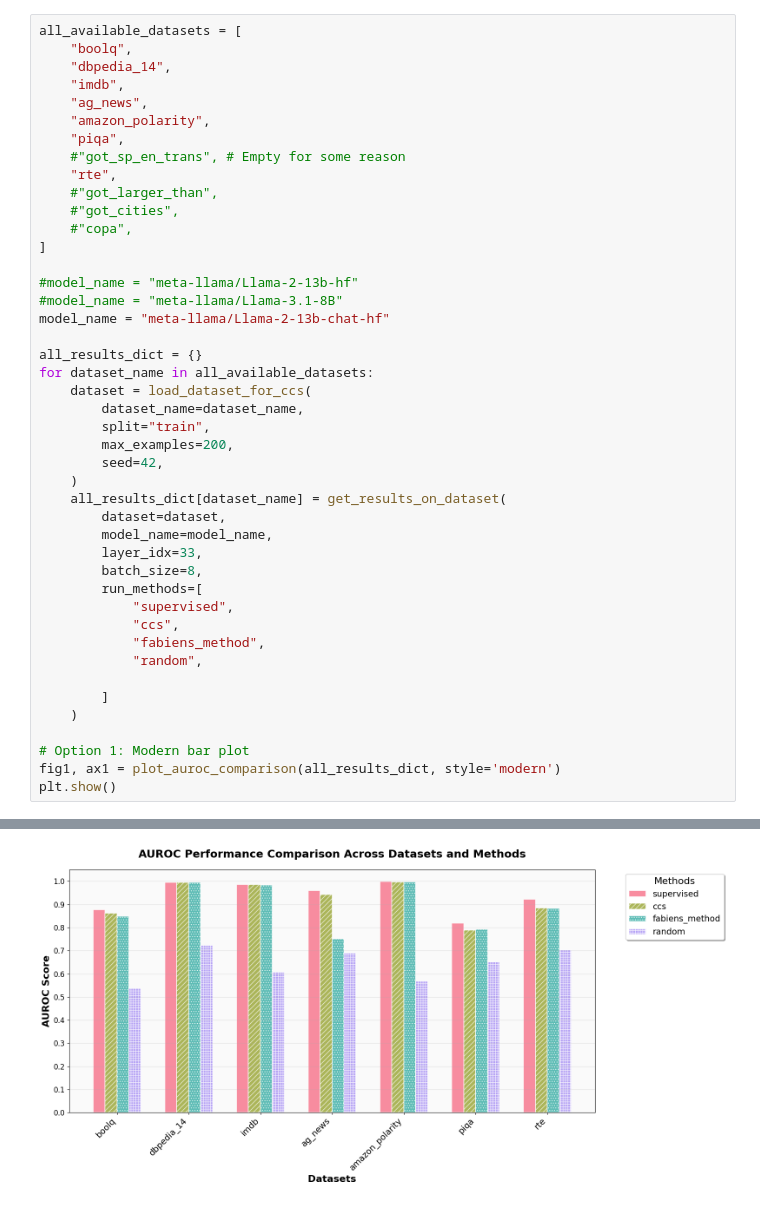
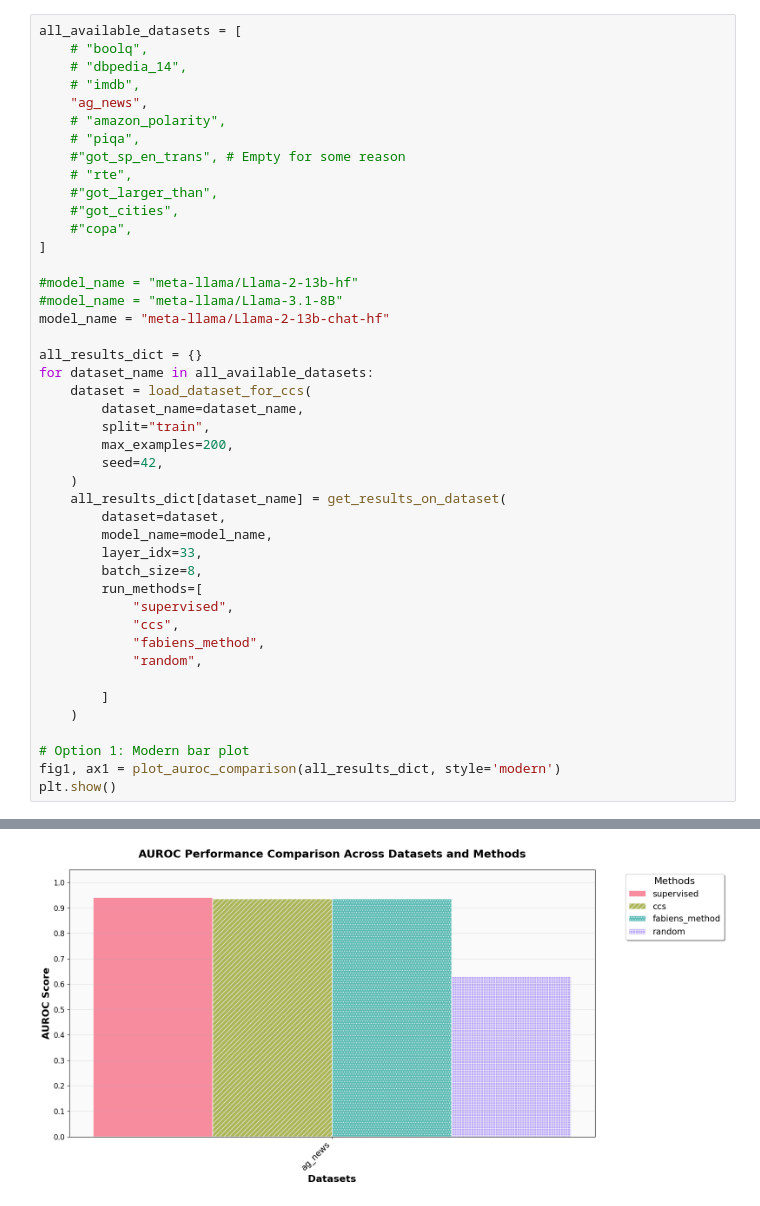
Before and after one commit to safety-research/unsupervised-truth-probes, a Jupyter notebook: experiments/abhay/2025_05_30_testing_basics/testing_probing.ipynb, the cells around one changed output, grey strips where cells are left out. Cells and saved outputs as stored; diff of their text form.

```diff
--- a/experiments/abhay/2025_05_30_testing_basics/testing_probing.ipynb
+++ b/experiments/abhay/2025_05_30_testing_basics/testing_probing.ipynb
@@ -12,14 +20,14 @@ from src.methods import *
 from src.plotting import *
 # %%
 all_available_datasets = [
-    "boolq",
-    "dbpedia_14",
-    "imdb",
+    # "boolq",
+    # "dbpedia_14",
+    # "imdb",
     "ag_news",
-    "amazon_polarity",
-    "piqa",
+    # "amazon_polarity",
+    # "piqa",
     #"got_sp_en_trans", # Empty for some reason
-    "rte",
+    # "rte",
     #"got_larger_than",
     #"got_cities",
     #"copa",
@@ -130 +88 @@ Running method: random
-[figure, old version]
+[figure, new version]
```
Also changed, not shown: parts of 2 cells of this notebook, 1 other file.
